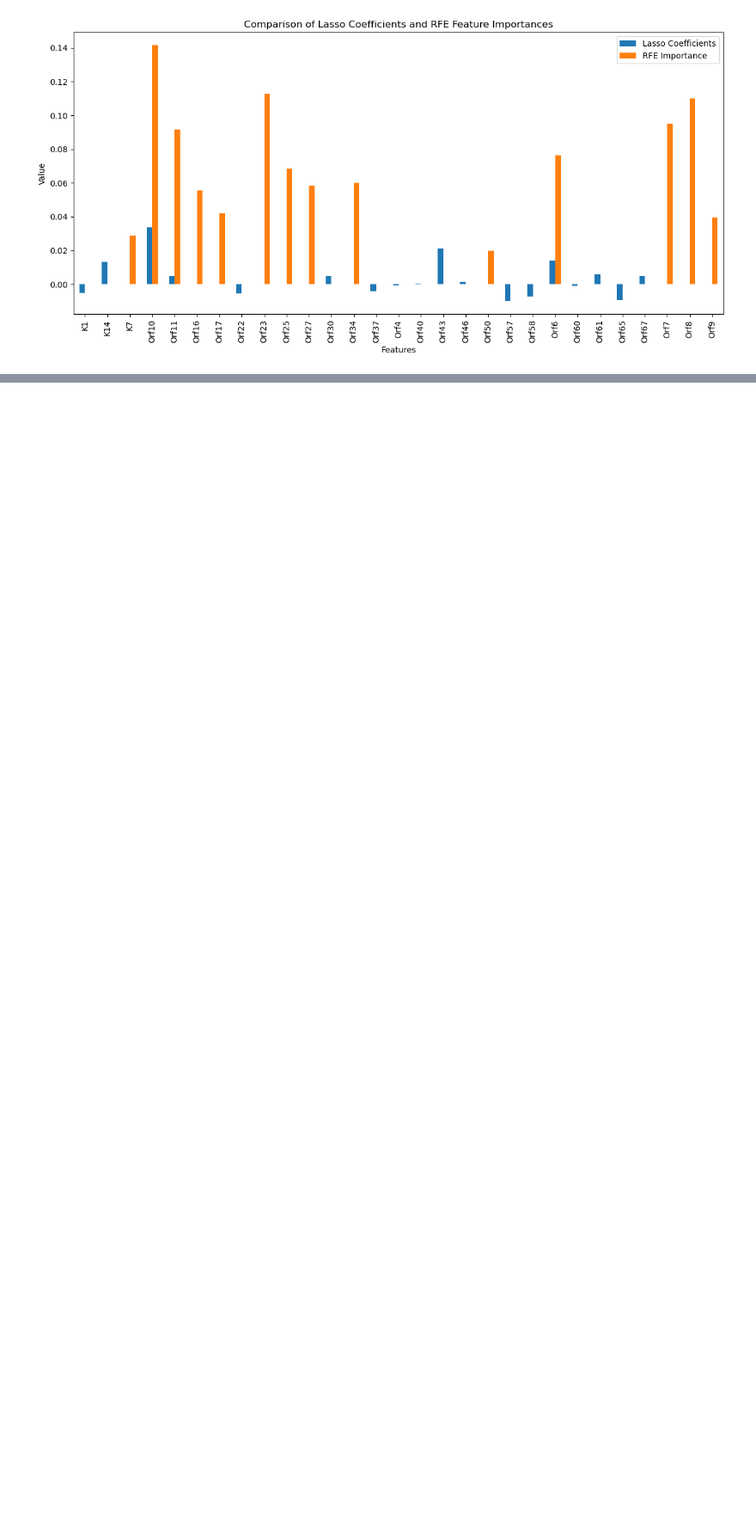
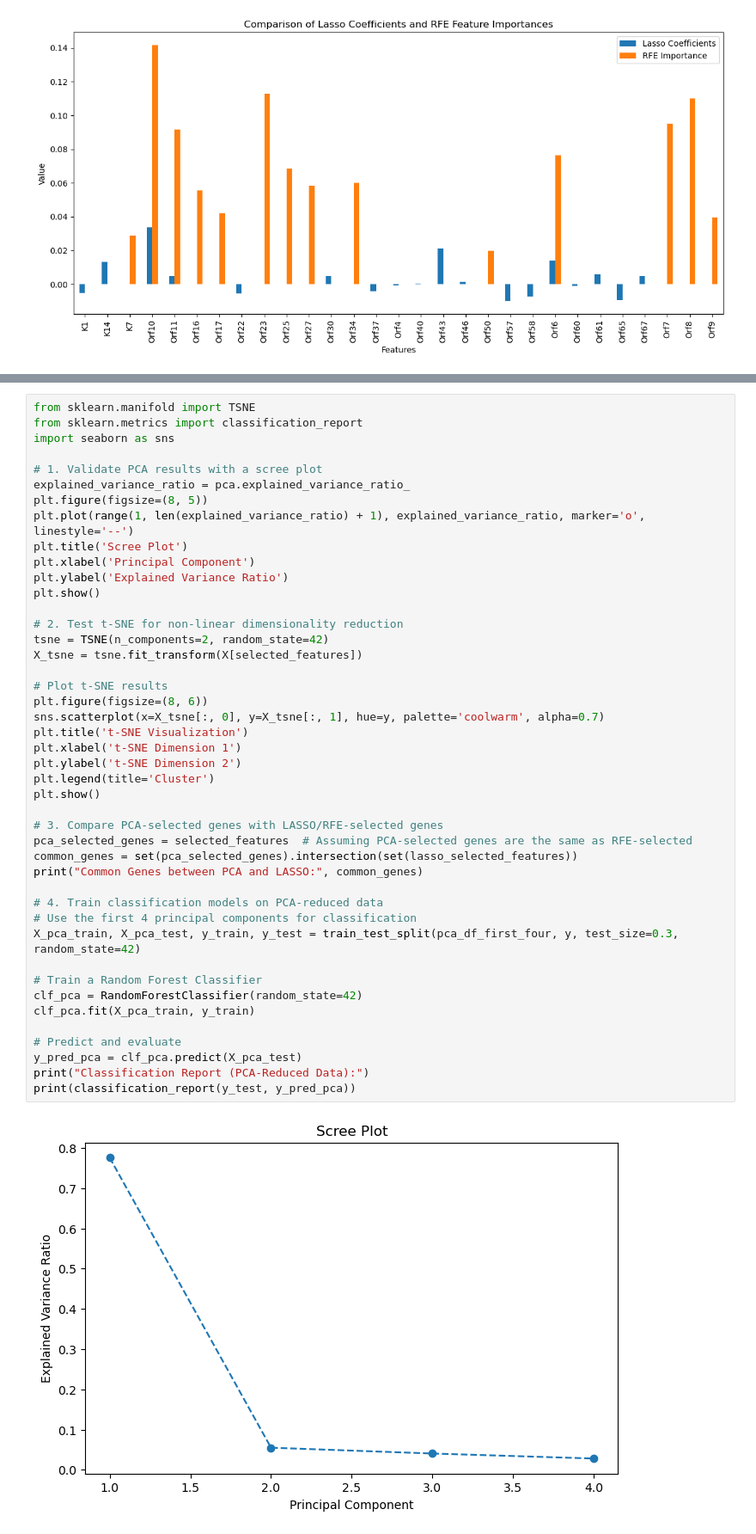
Before and after one commit to alecplotkin/DATA-481-Team-Virology, a Jupyter notebook: Praveen-Puviindran/try2/data_20250325.ipynb, the cells around one changed output, grey strips where cells are left out. Shown at 86% size. Drawn from its saved outputs; the diff is of its cells as text; blank space fills up the shorter version.

```diff
--- a/Praveen-Puviindran/try2/data_20250325.ipynb
+++ b/Praveen-Puviindran/try2/data_20250325.ipynb
@@ -373,0 +325,46 @@ plt.show()
+# %%
+from sklearn.manifold import TSNE
+from sklearn.metrics import classification_report
+import seaborn as sns
+
+# 1. Validate PCA results with a scree plot
+explained_variance_ratio = pca.explained_variance_ratio_
+plt.figure(figsize=(8, 5))
+plt.plot(range(1, len(explained_variance_ratio) + 1), explained_variance_ratio, marker='o', linestyle='--')
+plt.title('Scree Plot')
+plt.xlabel('Principal Component')
+plt.ylabel('Explained Variance Ratio')
+plt.show()
+
+# 2. Test t-SNE for non-linear dimensionality reduction
+tsne = TSNE(n_components=2, random_state=42)
+X_tsne = tsne.fit_transform(X[selected_features])
+
+# Plot t-SNE results
+plt.figure(figsize=(8, 6))
+sns.scatterplot(x=X_tsne[:, 0], y=X_tsne[:, 1], hue=y, palette='coolwarm', alpha=0.7)
+plt.title('t-SNE Visualization')
+plt.xlabel('t-SNE Dimension 1')
+plt.ylabel('t-SNE Dimension 2')
+plt.legend(title='Cluster')
+plt.show()
+
+# 3. Compare PCA-selected genes with LASSO/RFE-selected genes
+pca_selected_genes = selected_features  # Assuming PCA-selected genes are the same as RFE-selected
+common_genes = set(pca_selected_genes).intersection(set(lasso_selected_features))
+print("Common Genes between PCA and LASSO:", common_genes)
+
+# 4. Train classification models on PCA-reduced data
+# Use the first 4 principal components for classification
+X_pca_train, X_pca_test, y_train, y_test = train_test_split(pca_df_first_four, y, test_size=0.3, random_state=42)
+
+# Train a Random Forest Classifier
+clf_pca = RandomForestClassifier(random_state=42)
+clf_pca.fit(X_pca_train, y_train)
+
+# Predict and evaluate
+y_pred_pca = clf_pca.predict(X_pca_test)
+print("Classification Report (PCA-Reduced Data):")
+print(classification_report(y_test, y_pred_pca))
+# %% [output]
+[figure, added]
```
Also changed, not shown: parts of 38 cells of this notebook, 2 other files.
